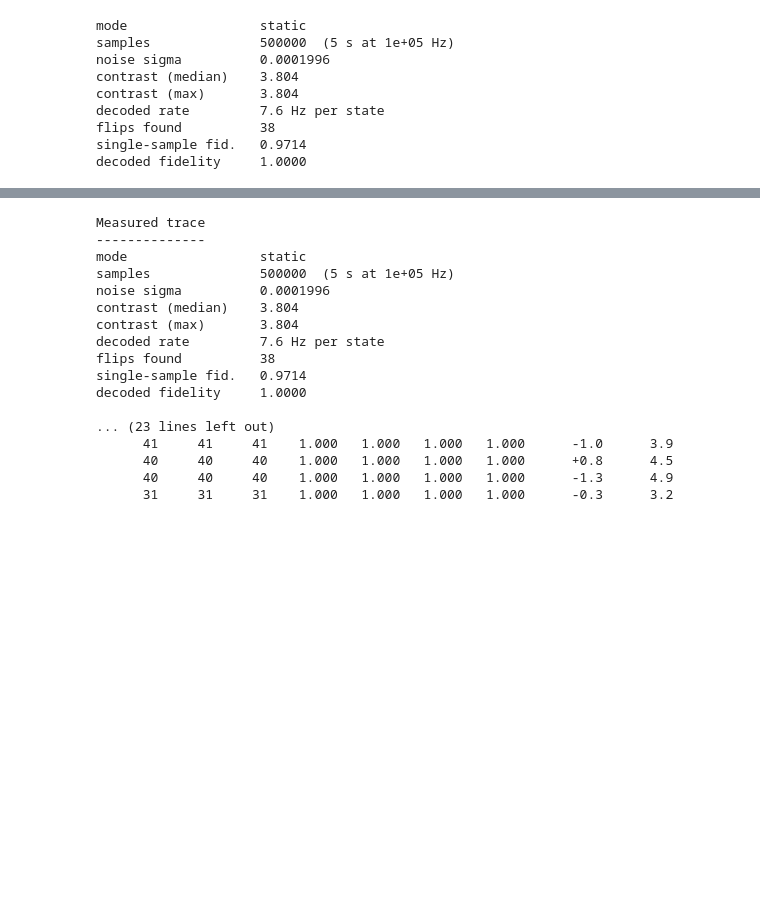
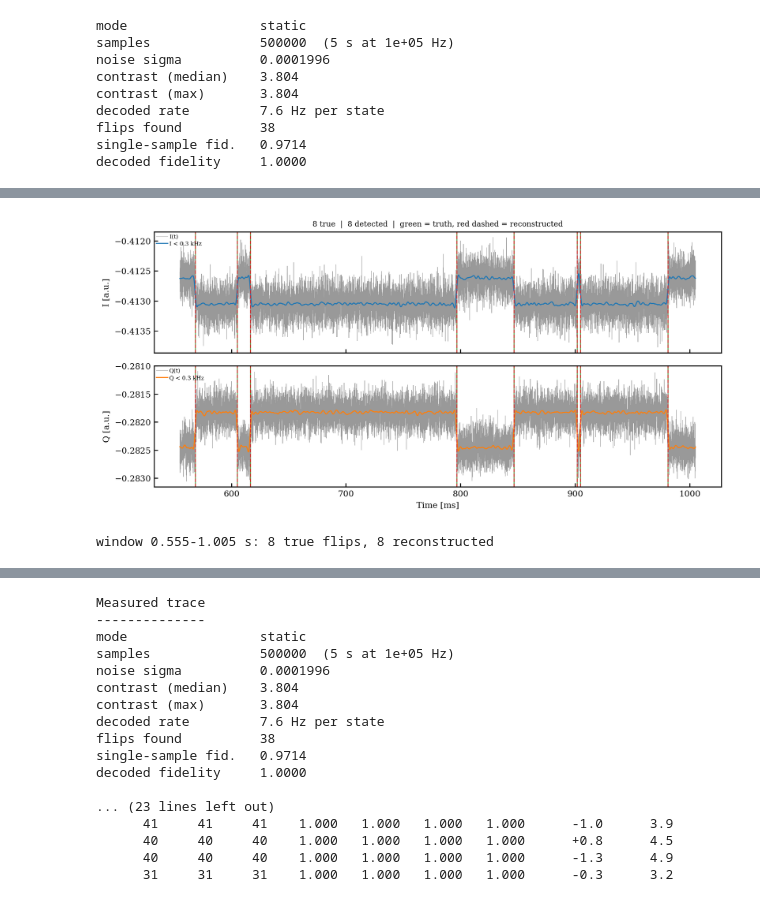
Before and after one commit to WashU-Astroparticle-Lab/qpd, a Jupyter notebook: notebooks/reconstruction_evaluation.ipynb, the cells around one changed output, grey strips where cells are left out. Saved outputs shown, nothing was run; the diff lists cells and outputs as text; code cells hidden in the pictures; blank space fills up the shorter version.

```diff
--- a/notebooks/reconstruction_evaluation.ipynb
+++ b/notebooks/reconstruction_evaluation.ipynb
@@ -87,0 +223,21 @@ decoded fidelity     1.0000
+# %%
+# Zoom somewhere that actually contains a few flips: a whole 5 s trace drawn at
+# 100 kSa/s is a solid band.
+start = fid.result.flip_times[2] - 0.05
+window = (start, start + 0.45)
+
+fig, axes = plot_trace_with_flips(
+    iq, SR, fid.result.flip_times,
+    truth_times=truth.flip_times,
+    window=window, smooth_hz=300.0,
+)
+plt.show()
+
+n_in = np.count_nonzero((truth.flip_times >= window[0])
+                        & (truth.flip_times < window[1]))
+n_rec = np.count_nonzero((fid.result.flip_times >= window[0])
+                         & (fid.result.flip_times < window[1]))
+print(f"window {window[0]:.3f}-{window[1]:.3f} s: {n_in} true flips, {n_rec} reconstructed")
+# %% [output]
+[figure, added]
+window 0.555-1.005 s: 8 true flips, 8 reconstructed
```
Also changed, not shown: parts of 18 cells of this notebook.
